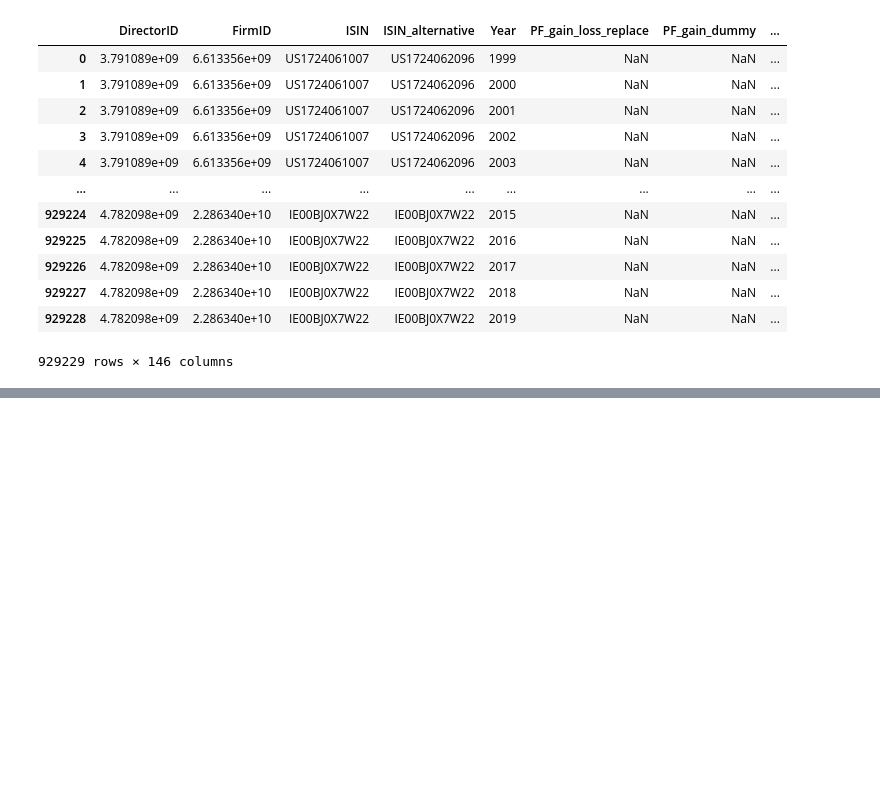
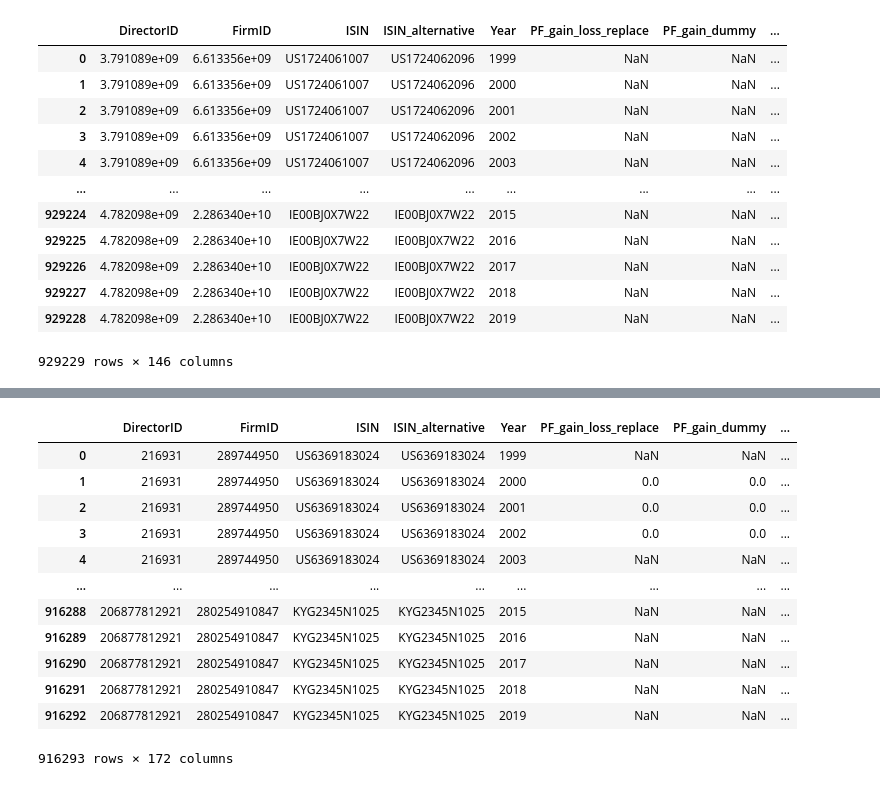
Before and after one commit to hannez11/director-project, a Jupyter notebook: merge notebooks/merge_variables.ipynb, the cells around one changed output, grey strips where cells are left out. Cells and saved outputs as stored; diff of their text form; code cells hidden in the pictures; blank space fills up the shorter version.

```diff
--- a/merge notebooks/merge_variables.ipynb
+++ b/merge notebooks/merge_variables.ipynb
@@ -518,0 +605,28 @@ df_director_firm_year_merge_numberofdirs.to_csv(r"F:\Downloads\director-firm-yea
+# %%
+#merge left (use first df as baseline. add columns from second df to baselind)
+df_merge = df_latest_egocap.merge(df_com, how="left", on=["DirectorID", "FirmID", "Year"])
+list(df_merge.columns.values)
+
+#drop wrong outdated columns
+com_list_drop = ['FIXED_EFFECTS_DirectorFIRM', 'DIR_FIRM_overlapping_committees_or_positions', 'DIR_FIRM_InsideToOutsideRole', 'DIR_FIRM_OutsideToInsideRole', 'DIR_FIRM_Committee_Group_Nominating', 'DIR_FIRM_Committee_Group_Compensation', 'DIR_FIRM_Committee_Group_Audit', 'DIR_FIRM_Committee_Group_Finance', 'DIR_FIRM_Committee_Group_Governance', 'DIR_FIRM_Committee_Group_Risk', 'DIR_FIRM_Committee_Member', 'DIR_FIRM_Committee_Chairman', 'DIR_FIRM_Committee_OtherMember']
+df_merge.drop(columns=com_list_drop, inplace=True)
+
+#add DIR_FIRM prefix to all columns starting after year column
+com_list = ['overlapping_committees_or_positions', 'InsideToOutsideRole', 'OutsideToInsideRole', 'Committee_Group_Nominating', 'Committee_Group_Compensation', 'Committee_Group_Audit', 'Committee_Group_Finance', 'Committee_Group_Governance', 'Committee_Group_Risk', 'Committee_Member', 'Committee_Chairman', 'Committee_OtherMember']
+df_merge.columns = ["DIR_FIRM_" + col if col in com_list else col for col in df_merge.columns]
+
+df_merge
+# %% [output]
+|  | DirectorID | FirmID | ISIN | ISIN_alternative | Year | PF_gain_loss_replace | PF_gain_dummy | ... |
+| 0 | 216931 | 289744950 | US6369183024 | US6369183024 | 1999 | NaN | NaN | ... |
+| 1 | 216931 | 289744950 | US6369183024 | US6369183024 | 2000 | 0.0 | 0.0 | ... |
+| 2 | 216931 | 289744950 | US6369183024 | US6369183024 | 2001 | 0.0 | 0.0 | ... |
+| 3 | 216931 | 289744950 | US6369183024 | US6369183024 | 2002 | 0.0 | 0.0 | ... |
+| 4 | 216931 | 289744950 | US6369183024 | US6369183024 | 2003 | NaN | NaN | ... |
+| ... | ... | ... | ... | ... | ... | ... | ... | ... |
+| 916288 | 206877812921 | 280254910847 | KYG2345N1025 | KYG2345N1025 | 2015 | NaN | NaN | ... |
+| 916289 | 206877812921 | 280254910847 | KYG2345N1025 | KYG2345N1025 | 2016 | NaN | NaN | ... |
+| 916290 | 206877812921 | 280254910847 | KYG2345N1025 | KYG2345N1025 | 2017 | NaN | NaN | ... |
+| 916291 | 206877812921 | 280254910847 | KYG2345N1025 | KYG2345N1025 | 2018 | NaN | NaN | ... |
+| 916292 | 206877812921 | 280254910847 | KYG2345N1025 | KYG2345N1025 | 2019 | NaN | NaN | ... |
+916293 rows × 172 columns
```
Also changed, not shown: parts of 12 cells of this notebook, 2 other files.
